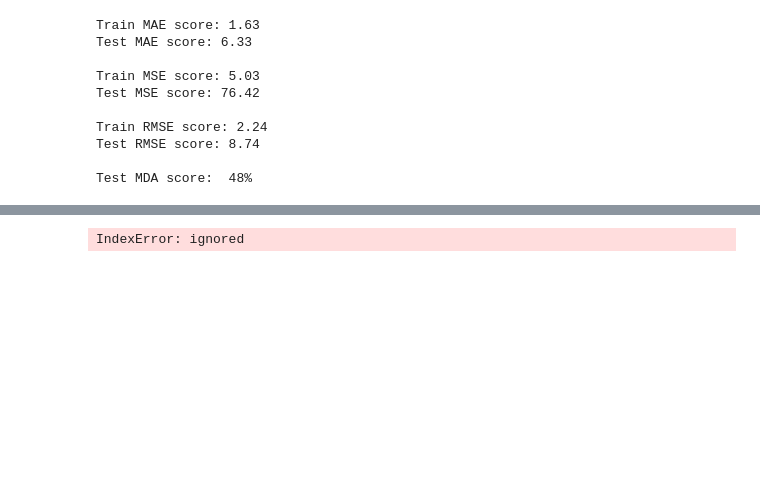
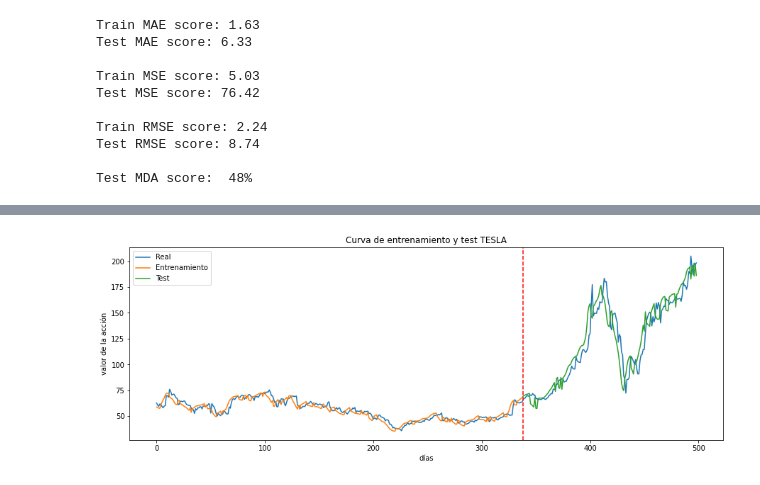
Before and after one commit to alvarezpablo/NLP-Stocks-Price-Prediction, a Jupyter notebook: Tesis_LSTM_DESA.ipynb, the cells around one changed output, grey strips where cells are left out. Cells and saved outputs as stored; diff of their text form; code cells hidden in the pictures; blank space fills up the shorter version.

```diff
--- a/Tesis_LSTM_DESA.ipynb
+++ b/Tesis_LSTM_DESA.ipynb
@@ -380,28 +396,29 @@ Test MDA score:  48%
 # %%
 #transformación para graficar los resultados
 i = 1
 columna = [fila[i] for fila in dsVLSTM]
 ds = np.array(columna)
 ds = ds.reshape(-1,1)
-ds = dsOLSTM
+#print(ds.shape)
 trainPredictPlot = np.empty_like(ds)
 trainPredictPlot[:, :] = np.nan
-trainPredictPlot[dias:len(trainPredict)+dias, :] = trainPredict
+trainPredictPlot[0:len(trainPredict), :] = trainPredict
 
+#print(testPredict.shape)
 testPredictPlot = np.empty_like(ds)
 testPredictPlot[:, :] = np.nan
-testPredictPlot[len(trainPredict)+(dias*2)+1:len(ds)-1, :] = testPredict
+testPredictPlot[len(trainPredict):len(trainPredict)+161, :] = testPredict
 
 # plot de los datos de entrada y las predicciones
 plt.figure(figsize=(15, 5))
 plt.plot(ds, label='Real')
 plt.title('Curva de entrenamiento y test '+empresa)
 plt.plot(trainPredictPlot, label="Entrenamiento")
 plt.plot(testPredictPlot, label="Test")
-plt.axvline(x=trainPredict.shape[0]+dias, c='r', linestyle='--')
+plt.axvline(x=trainPredict.shape[0], c='r', linestyle='--')
 plt.xlabel('días')
 plt.ylabel('valor de la acción')
 plt.legend()
 plt.show()
 # %% [output]
-IndexError: ignored
+[figure, added]
```
Also changed, not shown: parts of 2 cells of this notebook.
